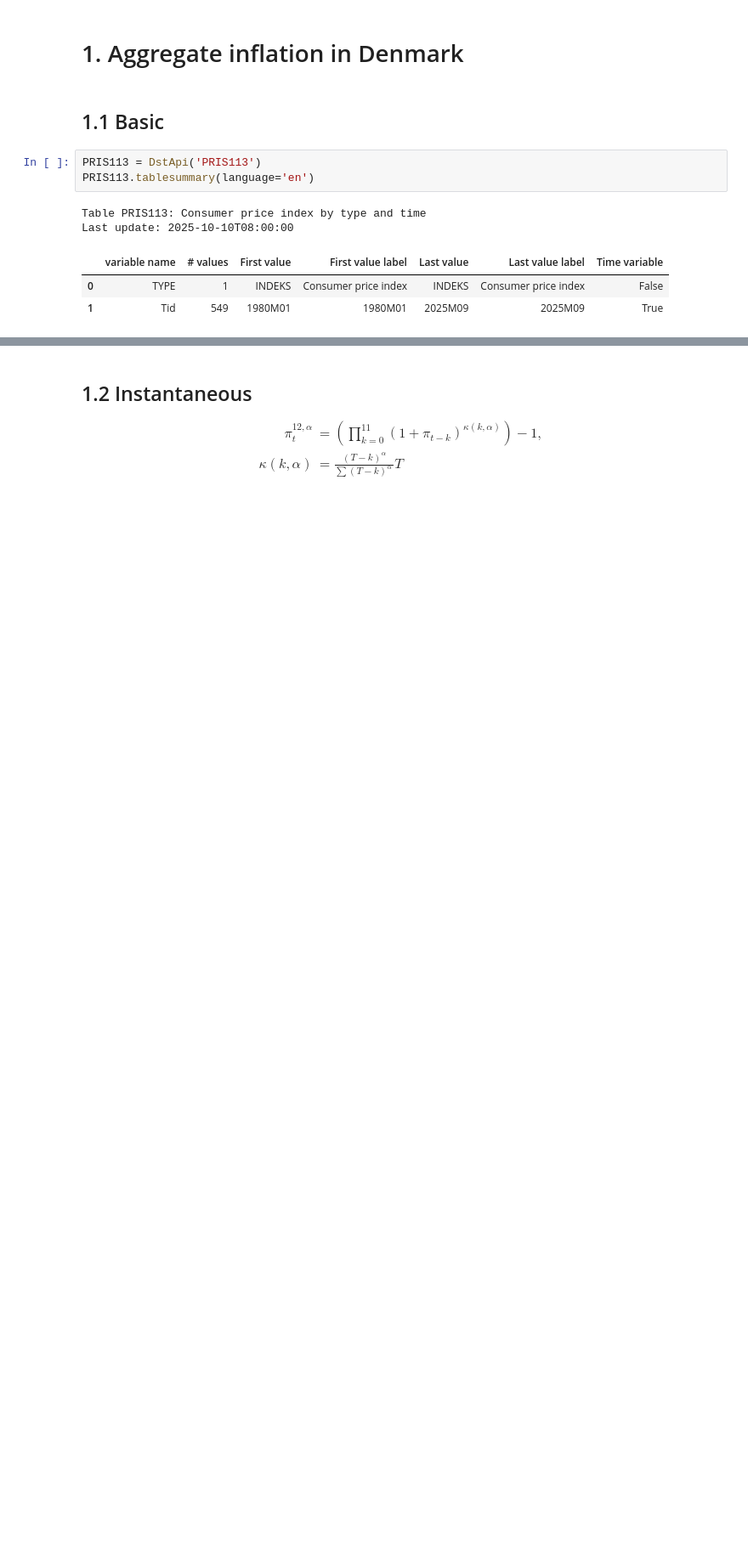
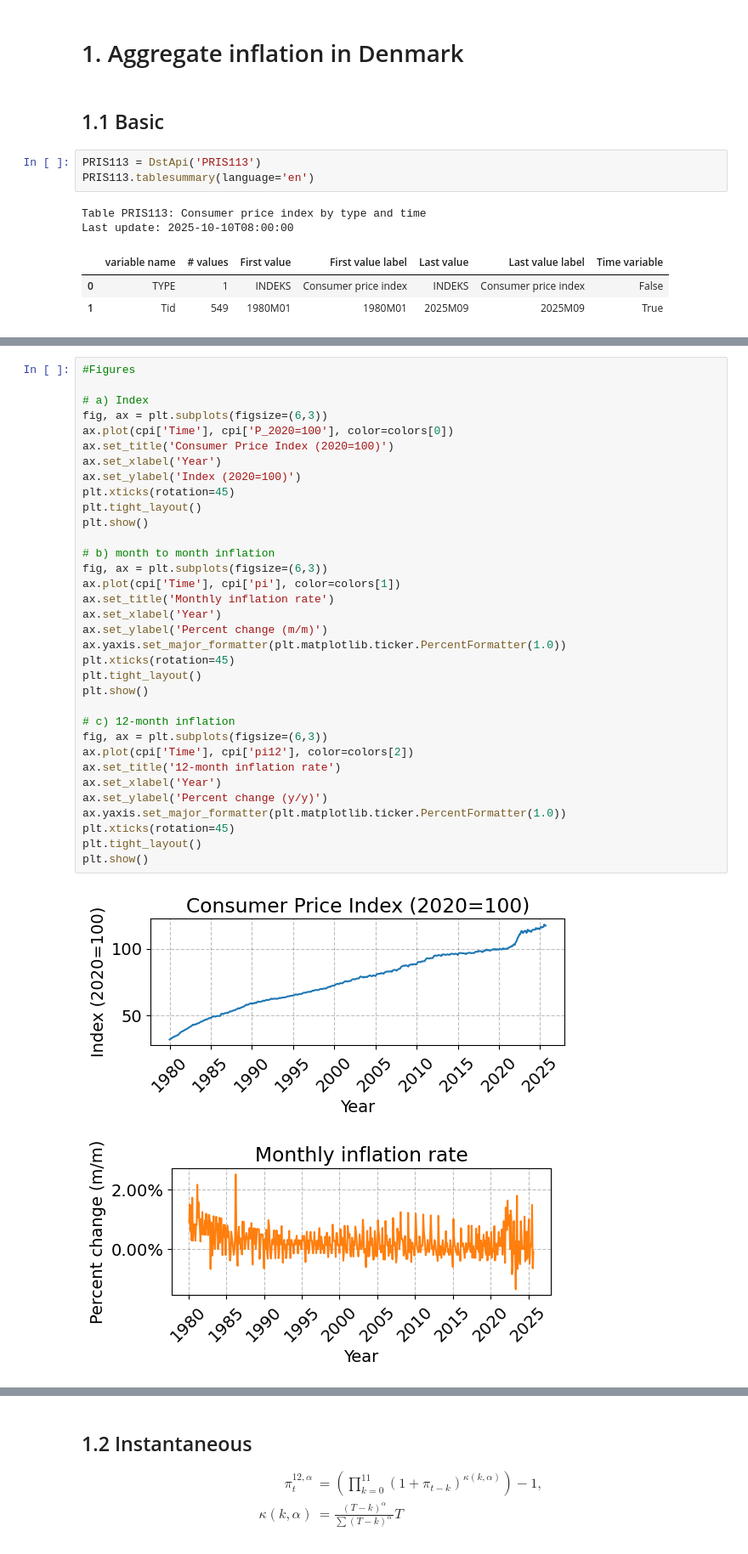
Before and after one commit to fgv916/ProgEconFgv916, a Jupyter notebook: FTV_project_1.ipynb, the cells around one changed output, grey strips where cells are left out. Shown at 85% size. Drawn from its saved outputs; the diff is of its cells as text; blank space fills up the shorter version.

```diff
--- a/FTV_project_1.ipynb
+++ b/FTV_project_1.ipynb
@@ -30,0 +129,37 @@ Last update: 2025-10-10T08:00:00
+# %%
+#Figures
+
+# a) Index
+fig, ax = plt.subplots(figsize=(6,3))
+ax.plot(cpi['Time'], cpi['P_2020=100'], color=colors[0])
+ax.set_title('Consumer Price Index (2020=100)')
+ax.set_xlabel('Year')
+ax.set_ylabel('Index (2020=100)')
+plt.xticks(rotation=45)
+plt.tight_layout()
+plt.show()
+
+# b) month to month inflation
+fig, ax = plt.subplots(figsize=(6,3))
+ax.plot(cpi['Time'], cpi['pi'], color=colors[1])
+ax.set_title('Monthly inflation rate')
+ax.set_xlabel('Year')
+ax.set_ylabel('Percent change (m/m)')
+ax.yaxis.set_major_formatter(plt.matplotlib.ticker.PercentFormatter(1.0))
+plt.xticks(rotation=45)
+plt.tight_layout()
+plt.show()
+
+# c) 12-month inflation
+fig, ax = plt.subplots(figsize=(6,3))
+ax.plot(cpi['Time'], cpi['pi12'], color=colors[2])
+ax.set_title('12-month inflation rate')
+ax.set_xlabel('Year')
+ax.set_ylabel('Percent change (y/y)')
+ax.yaxis.set_major_formatter(plt.matplotlib.ticker.PercentFormatter(1.0))
+plt.xticks(rotation=45)
+plt.tight_layout()
+plt.show()
+# %% [output]
+[figure, added]
+[figure, added]
```
Also changed, not shown: parts of 10 cells of this notebook.
